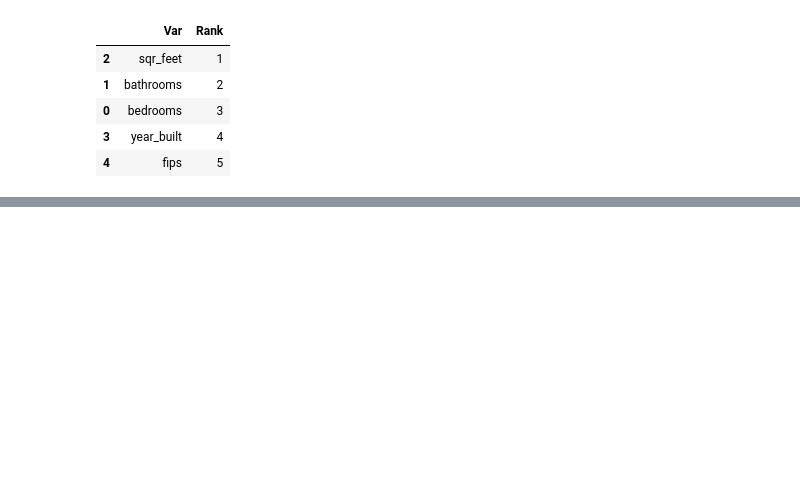
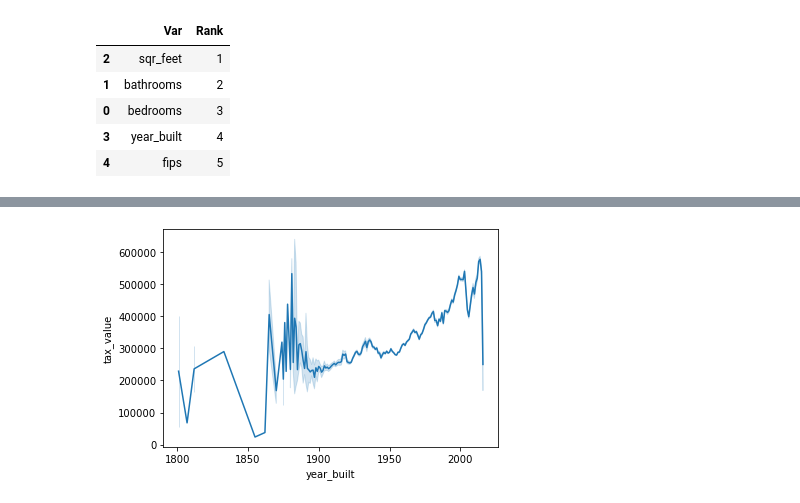
Before and after one commit to BraedenWright/regression-project, a Jupyter notebook: zillow_workbook.ipynb, the cells around one changed output, grey strips where cells are left out. Cells and saved outputs as stored; diff of their text form; code cells hidden in the pictures; blank space fills up the shorter version.

```diff
--- a/zillow_workbook.ipynb
+++ b/zillow_workbook.ipynb
@@ -153,0 +194,10 @@ plt.show()
+# %%
+plt.figure()
+sns.lineplot(train.year_built, train.tax_value)
+plt.xlabel='Year Built'
+plt.ylabel= 'Tax Value'
+plt.title='Tax Value by Year Built'
+
+plt.show()
+# %% [output]
+[figure, added]
```
Also changed, not shown: parts of 16 cells of this notebook, 3 other files.
